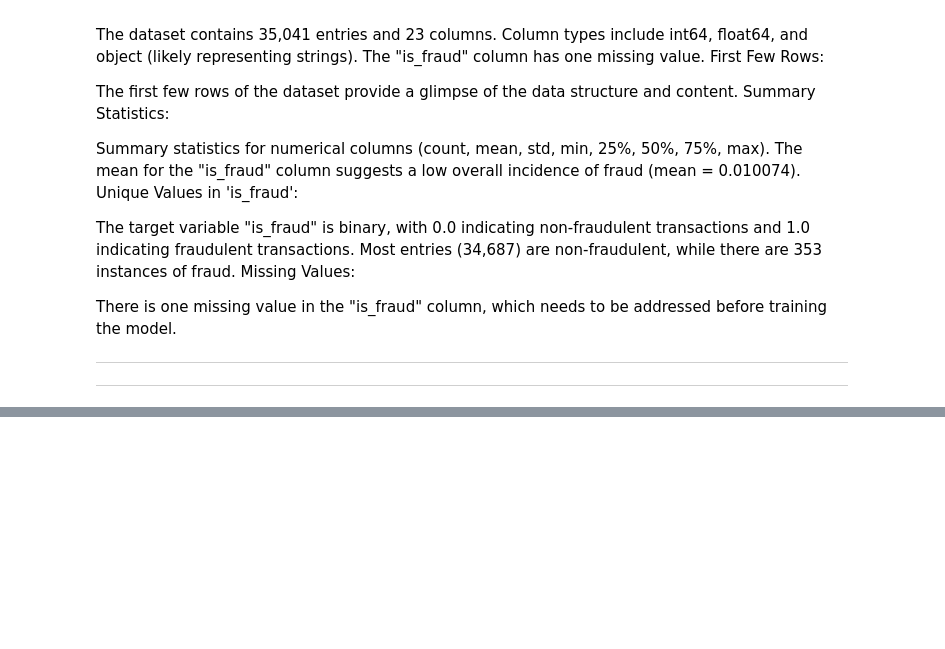
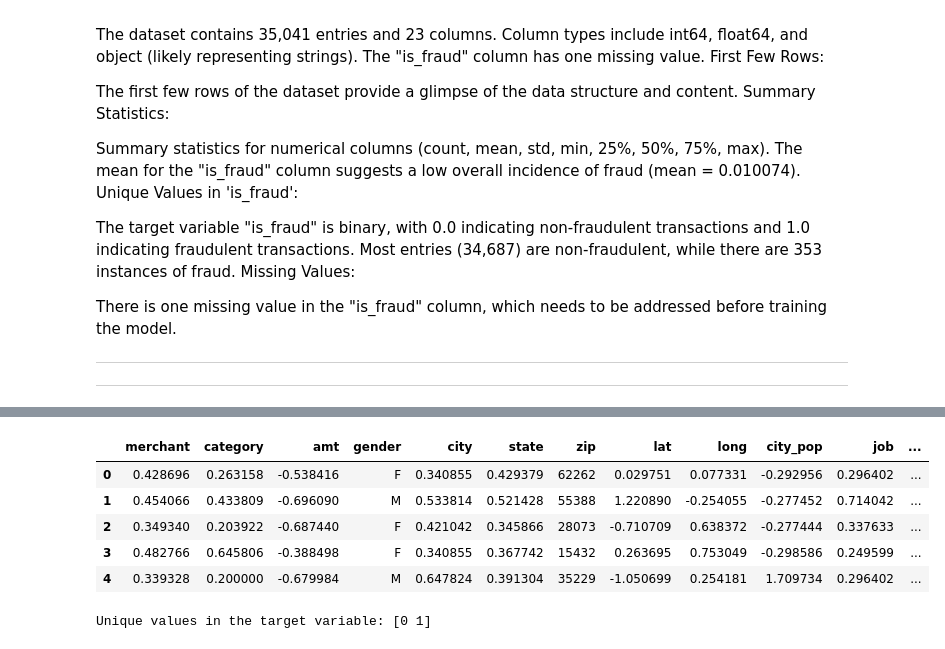
Before and after one commit to IsmailOtukoya/CreditCard-Fraud-Detection-, a Jupyter notebook: CreditCard_Fraud_Detection.ipynb, the cells around one changed output, grey strips where cells are left out. Drawn from its saved outputs; the diff is of its cells as text; code cells hidden in the pictures; blank space fills up the shorter version.

```diff
--- a/CreditCard_Fraud_Detection.ipynb
+++ b/CreditCard_Fraud_Detection.ipynb
@@ -256,0 +800,20 @@ df.head()
+# %%
+from datetime import datetime
+
+# Convert 'trans_date_trans_time' and 'dob' columns to datetime
+df_new['trans_date_trans_time'] = pd.to_datetime(df_new['trans_date_trans_time'])
+df_new['dob'] = pd.to_datetime(df_new['dob'])
+
+# Calculate transaction hour and day
+df_new['trans_hour'] = df_new['trans_date_trans_time'].dt.hour
+df_new['trans_day'] = df_new['trans_date_trans_time'].dt.day
+
+# Calculate age of the customer based on today's date
+current_date = datetime(2023, 12, 19)  # Today's date
+df_new['age'] = (current_date - df_new['dob']).astype('<m8[Y]')
+
+# Drop the original 'trans_date_trans_time' and 'dob' columns
+df_new = df_new.drop(['trans_date_trans_time', 'dob'], axis=1)
+
+# Display the updated DataFrame
+print(df_new.head())
@@ -256,0 +841,33 @@ df.head()
+# %%
+# Define the columns for each processing step
+categorical_columns = ['merchant', 'category', 'job', 'state', 'city']
+numeric_columns = ['amt', 'lat', 'long', 'city_pop', 'unix_time', 'merch_lat', 'merch_long', 'trans_hour', 'trans_day', 'age']
+
+
+#Assuming 'gender' column in your DataFrame
+#df_new['gender_encoded'] = df_new['gender'].map({'M': 0, 'F': 1})
+# Drop the original 'gender' column if needed
+#df_new = df_new.drop('gender', axis=1)
+
+# Step 1: Target Encoding for Categorical Columns
+encoder = TargetEncoder()
+df_new[categorical_columns] = encoder.fit_transform(df_new[categorical_columns], df_new['is_fraud'])
+
+# Step 2: Imputation and Scaling for Numeric Columns
+imputer = SimpleImputer(strategy='mean')
+scaler = StandardScaler()
+
+df_new[numeric_columns] = scaler.fit_transform(imputer.fit_transform(df_new[numeric_columns]))
+
+# Drop unnecessary columns
+columns_to_drop = ['Unnamed: 0', 'cc_num', 'first', 'last', 'street', 'trans_num']
+df_new = df_new.drop(columns=columns_to_drop, axis=1)
+
+df_new.head()
+# %% [output]
+|  | merchant | category | amt | gender | city | state | zip | lat | long | city_pop | job | ... |
+| 0 | 0.428696 | 0.263158 | -0.538416 | F | 0.340855 | 0.429379 | 62262 | 0.029751 | 0.077331 | -0.292956 | 0.296402 | ... |
+| 1 | 0.454066 | 0.433809 | -0.696090 | M | 0.533814 | 0.521428 | 55388 | 1.220890 | -0.254055 | -0.277452 | 0.714042 | ... |
+| 2 | 0.349340 | 0.203922 | -0.687440 | F | 0.421042 | 0.345866 | 28073 | -0.710709 | 0.638372 | -0.277444 | 0.337633 | ... |
+| 3 | 0.482766 | 0.645806 | -0.388498 | F | 0.340855 | 0.367742 | 15432 | 0.263695 | 0.753049 | -0.298586 | 0.249599 | ... |
+| 4 | 0.339328 | 0.200000 | -0.679984 | M | 0.647824 | 0.391304 | 35229 | -1.050699 | 0.254181 | 1.709734 | 0.296402 | ... |
@@ -256,0 +888,6 @@ df.head()
+# %%
+# Check unique values in the target variable
+unique_values = df_new['is_fraud'].unique()
+print("Unique values in the target variable:", unique_values)
+# %% [output]
+Unique values in the target variable: [0 1]
```
Also changed, not shown: parts of 46 cells of this notebook.
